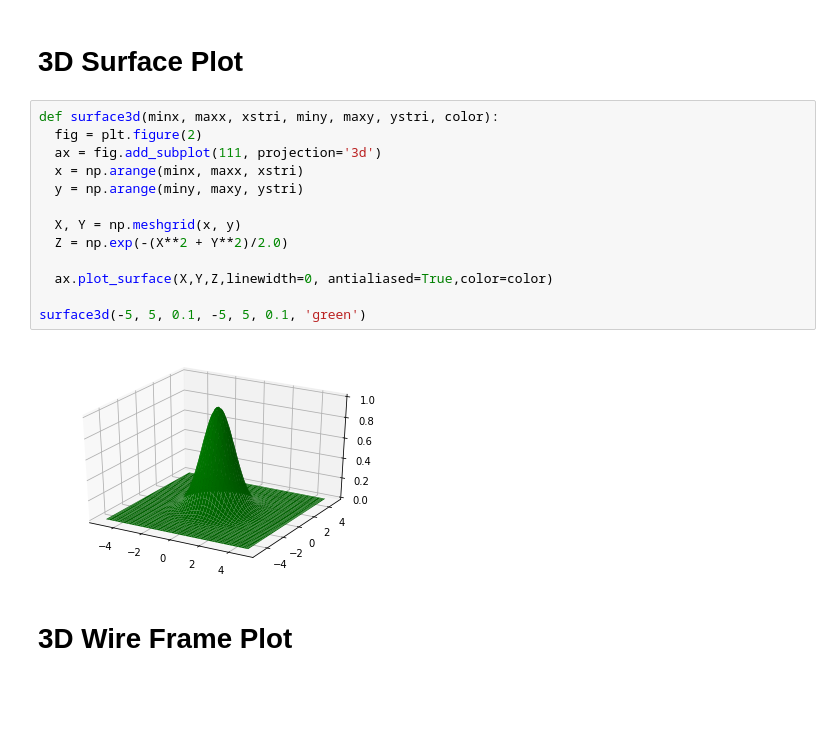
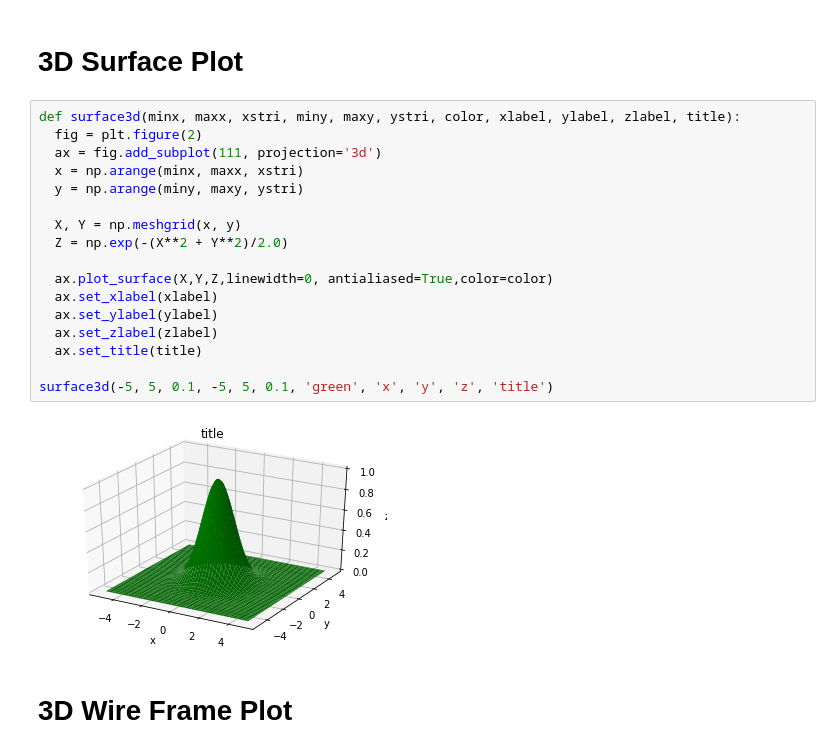
Before and after one commit to CameronChadwick/Panda_Weather, a Jupyter notebook: 3d_graphics.ipynb, the cells around one changed output. Saved outputs shown, nothing was run; the diff lists cells and outputs as text; blank space fills up the shorter version.

```diff
--- a/3d_graphics.ipynb
+++ b/3d_graphics.ipynb
@@ -35,20 +35,24 @@ scatter_3d(xplot, yplot, tplot, 'cos((t))', 'sin((t))', 't', 'A Helix')
 # %% [markdown]
 # 3D Surface Plot
 # %%
-def surface3d(minx, maxx, xstri, miny, maxy, ystri, color):
+def surface3d(minx, maxx, xstri, miny, maxy, ystri, color, xlabel, ylabel, zlabel, title):
   fig = plt.figure(2)
   ax = fig.add_subplot(111, projection='3d')
   x = np.arange(minx, maxx, xstri)
   y = np.arange(miny, maxy, ystri)
 
   X, Y = np.meshgrid(x, y)
   Z = np.exp(-(X**2 + Y**2)/2.0)
 
   ax.plot_surface(X,Y,Z,linewidth=0, antialiased=True,color=color)
+  ax.set_xlabel(xlabel)
+  ax.set_ylabel(ylabel)
+  ax.set_zlabel(zlabel)
+  ax.set_title(title)
 
-surface3d(-5, 5, 0.1, -5, 5, 0.1, 'green')
+surface3d(-5, 5, 0.1, -5, 5, 0.1, 'green', 'x', 'y', 'z', 'title')
 # %% [output]
-[figure, old version]
+[figure, new version]
 # %% [markdown]
 # 3D Wire Frame Plot
 # %%
```
